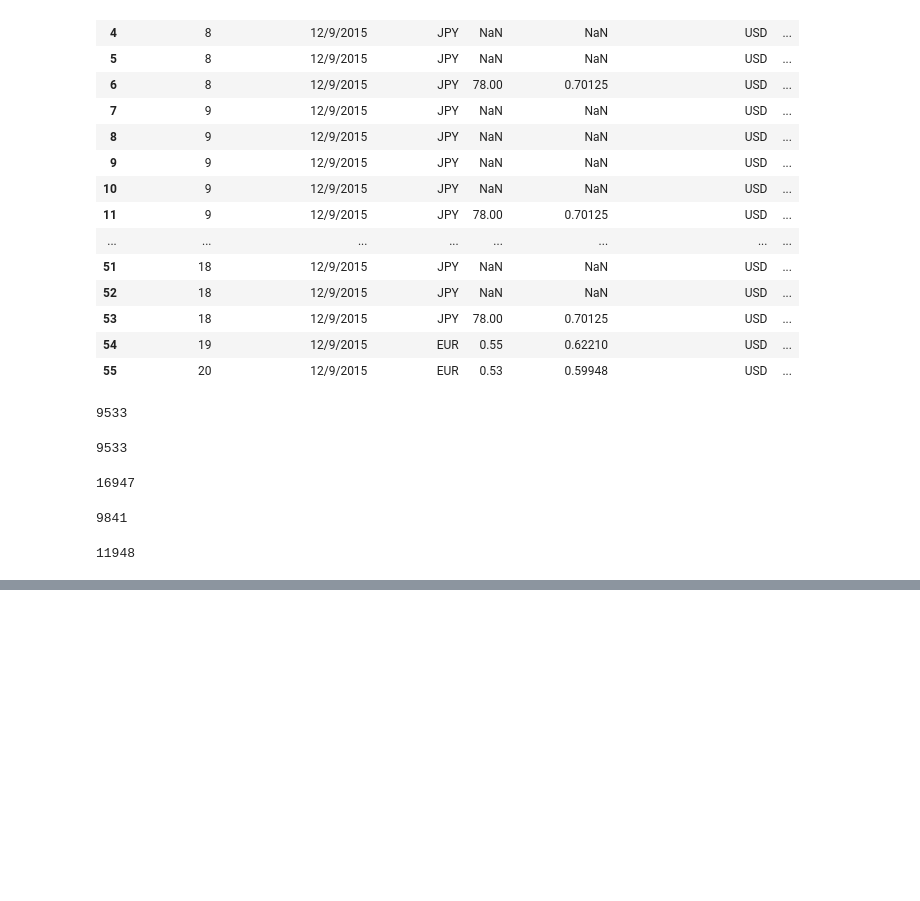
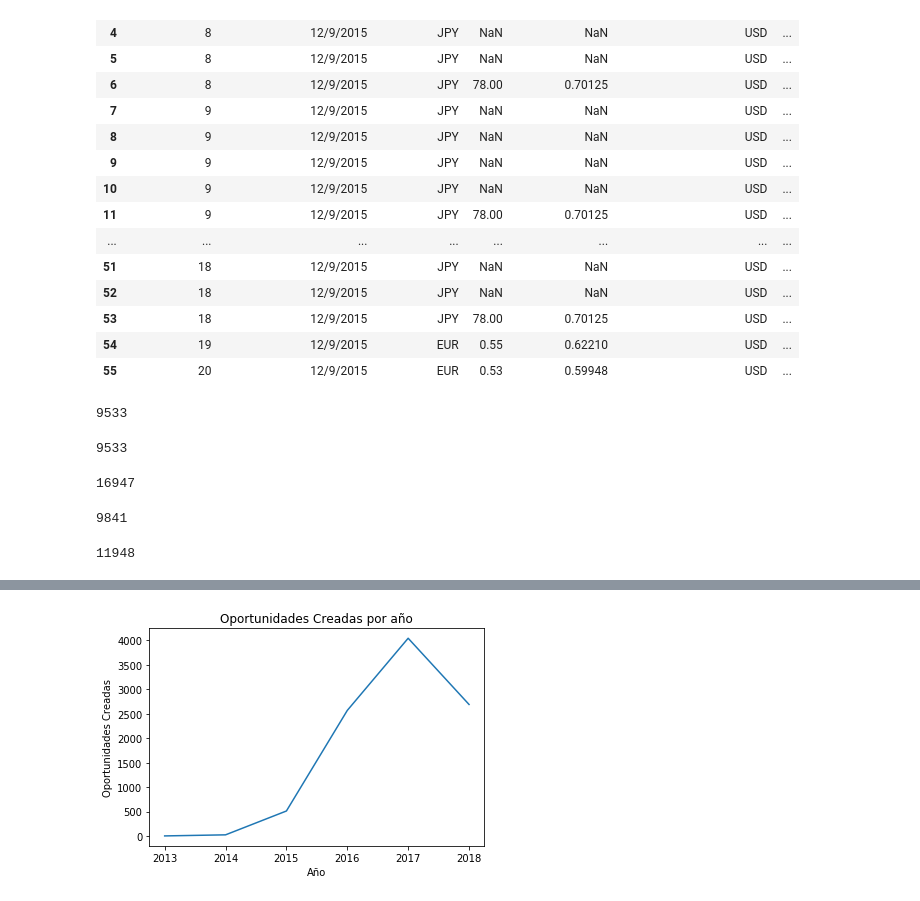
Before and after one commit to RenzoJacinto/TP1-Datos, a Jupyter notebook: cosas.ipynb, the cells around one changed output, grey strips where cells are left out. Drawn from its saved outputs; the diff is of its cells as text; code cells hidden in the pictures; blank space fills up the shorter version.

```diff
--- a/cosas.ipynb
+++ b/cosas.ipynb
@@ -181,0 +298,3 @@ m.save('#292_folium_chloropleth_USA1.html')
+# %%
+df['Total_Amount_Sum'] = df.groupby('Opportunity_ID')['Total_Amount'].transform('sum')
+df[abs(df.Total_Amount_Sum - df.Total_Taxable_Amount)>1].loc[:,['Opportunity_ID', 'Total_Amount_Sum', 'Total_Taxable_Amount']]
@@ -181,0 +385,13 @@ m.save('#292_folium_chloropleth_USA1.html')
+# %%
+df.Opportunity_Created_Date = pd.to_datetime(df.Opportunity_Created_Date, errors='coerce')
+df['Year_Created'] = df.Opportunity_Created_Date.dt.year
+opp_per_year = df.groupby('Year_Created').agg({'Opportunity_ID':'nunique'}).reset_index()
+opp_per_year.columns = ['Year', 'Opportunities_Created']
+
+plt.plot(opp_per_year.Year, opp_per_year.Opportunities_Created)
+plt.title('Oportunidades Creadas por año')
+plt.xlabel('Año')
+plt.ylabel('Oportunidades Creadas')
+plt.show()
+# %% [output]
+[figure, added]
```
Also changed, not shown: parts of 19 cells of this notebook.
